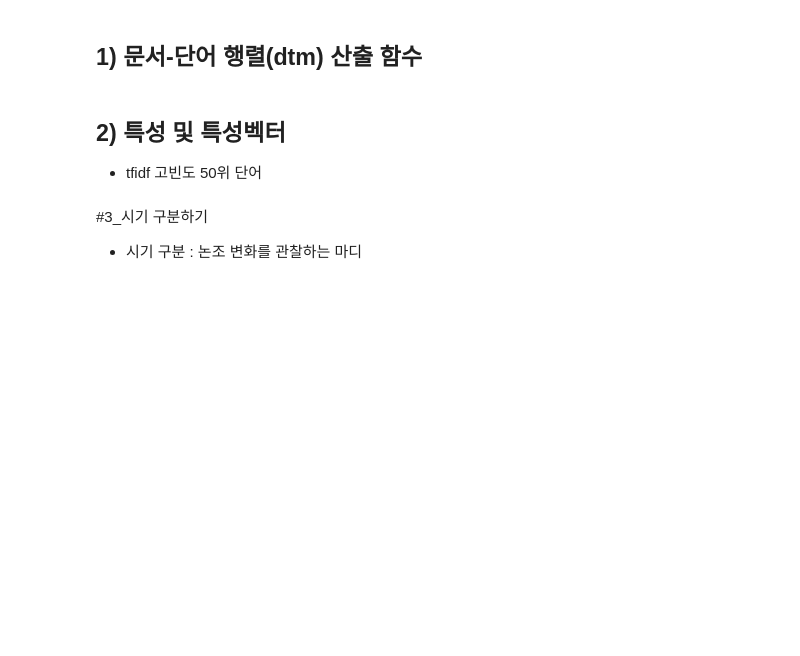
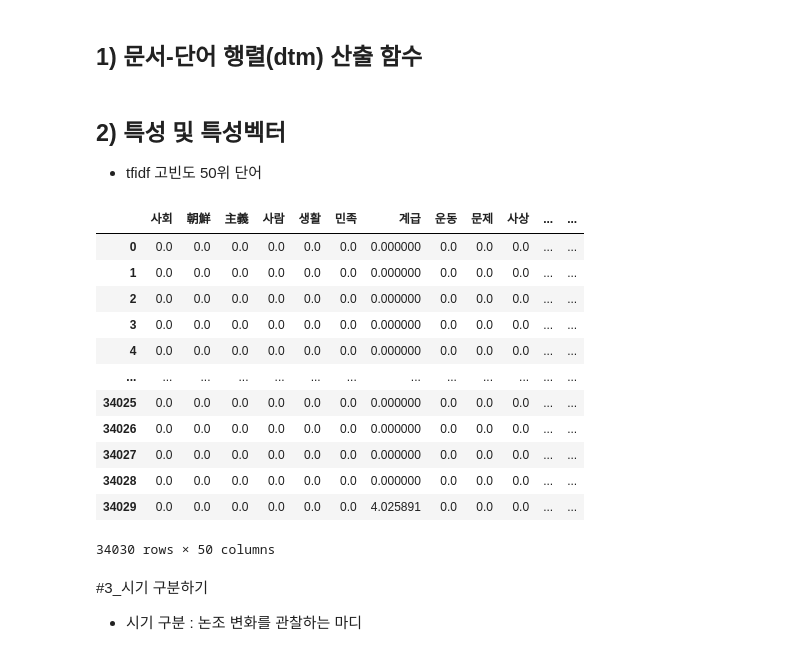
Before and after one commit to hursoo/Digital_History, a Jupyter notebook: dh_gb_socialism.ipynb, the cells around one changed output. Saved outputs shown, nothing was run; the diff lists cells and outputs as text; code cells hidden in the pictures; blank space fills up the shorter version.

```diff
--- a/dh_gb_socialism.ipynb
+++ b/dh_gb_socialism.ipynb
@@ -48,0 +24,5 @@ df.to_excel(base_path + 'gb_corpus.xlsx')
+# %%
+url = 'https://github.com/hursoo/Digital_History/raw/main/gb_corpus.xlsx'
+# %%
+df = pd.read_excel(url, index_col = 0)
+df
@@ -51,9 +47,9 @@ df.to_excel(base_path + 'gb_corpus.xlsx')
 # %% [markdown]
 ## 1) 문서-단어 행렬(dtm) 산출 함수
 # %%
-def get_dtm(df, col_name, stopw, rank_n): # rank_n : 고빈도 단어 n 순위까지
+def get_dtm(df, col_name, rank_n): # rank_n : 고빈도 단어 n 순위까지
     # 단어 종류 모두 벡터화. 2음절 이상
-    tv = TfidfVectorizer(stop_words=stopw, norm=None)
+    tv = TfidfVectorizer(norm=None)
     dtm = tv.fit_transform(df[col_name])
 
     # df 형태로 표시
@@ -66,10 +62,22 @@ def get_dtm(df, col_name, stopw, rank_n): # rank_n : 고빈도 단어 n 순위
 ## 2) 특성 및 특성벡터
 - tfidf 고빈도 50위 단어
 # %%
-stopword_3 = ['문제', '금일', '관계'] # 제외할 단어
-
-dtm50_df = get_dtm(df, 'sent_split', stopword_3, 50)
+dtm50_df = get_dtm(df, 'sent_split', 50)
 dtm50_df
+# %% [output]
+|  | 사회 | 朝鮮 | 主義 | 사람 | 생활 | 민족 | 계급 | 운동 | 문제 | 사상 | ... | ... |
+| 0 | 0.0 | 0.0 | 0.0 | 0.0 | 0.0 | 0.0 | 0.000000 | 0.0 | 0.0 | 0.0 | ... | ... |
+| 1 | 0.0 | 0.0 | 0.0 | 0.0 | 0.0 | 0.0 | 0.000000 | 0.0 | 0.0 | 0.0 | ... | ... |
+| 2 | 0.0 | 0.0 | 0.0 | 0.0 | 0.0 | 0.0 | 0.000000 | 0.0 | 0.0 | 0.0 | ... | ... |
+| 3 | 0.0 | 0.0 | 0.0 | 0.0 | 0.0 | 0.0 | 0.000000 | 0.0 | 0.0 | 0.0 | ... | ... |
+| 4 | 0.0 | 0.0 | 0.0 | 0.0 | 0.0 | 0.0 | 0.000000 | 0.0 | 0.0 | 0.0 | ... | ... |
+| ... | ... | ... | ... | ... | ... | ... | ... | ... | ... | ... | ... | ... |
+| 34025 | 0.0 | 0.0 | 0.0 | 0.0 | 0.0 | 0.0 | 0.000000 | 0.0 | 0.0 | 0.0 | ... | ... |
+| 34026 | 0.0 | 0.0 | 0.0 | 0.0 | 0.0 | 0.0 | 0.000000 | 0.0 | 0.0 | 0.0 | ... | ... |
+| 34027 | 0.0 | 0.0 | 0.0 | 0.0 | 0.0 | 0.0 | 0.000000 | 0.0 | 0.0 | 0.0 | ... | ... |
+| 34028 | 0.0 | 0.0 | 0.0 | 0.0 | 0.0 | 0.0 | 0.000000 | 0.0 | 0.0 | 0.0 | ... | ... |
+| 34029 | 0.0 | 0.0 | 0.0 | 0.0 | 0.0 | 0.0 | 4.025891 | 0.0 | 0.0 | 0.0 | ... | ... |
+34030 rows × 50 columns
 # %% [markdown]
 #3_시기 구분하기
 - 시기 구분 : 논조 변화를 관찰하는 마디
```
Also changed, not shown: parts of 47 cells of this notebook.
